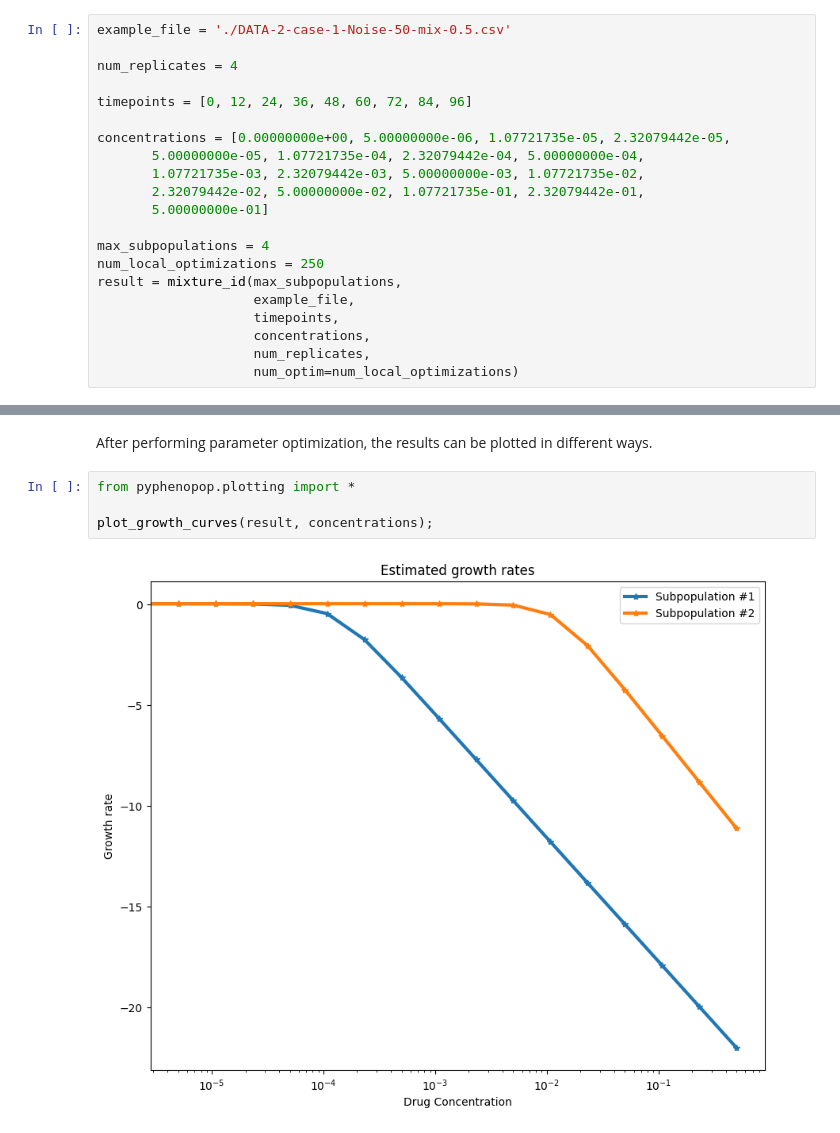
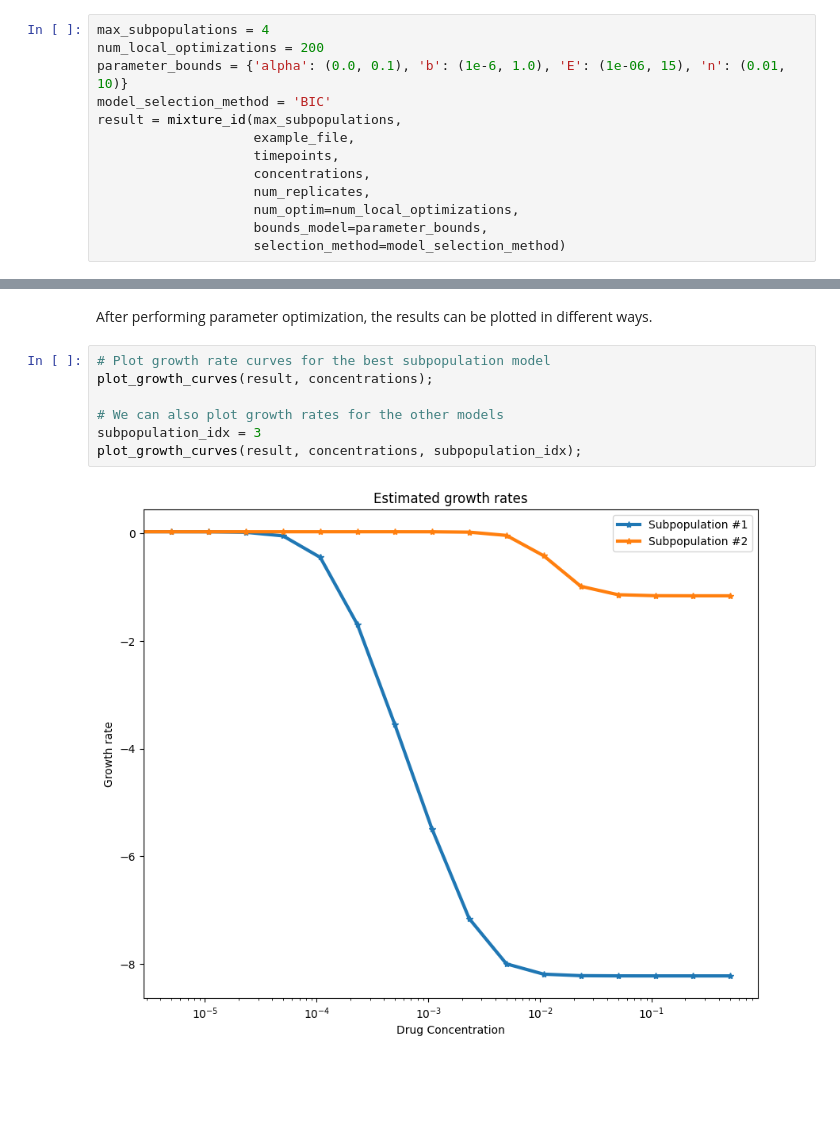
Before and after one commit to ocbe-uio/pyPhenoPop, a Jupyter notebook: examples/tutorial.ipynb, the cells around one changed output, grey strips where cells are left out. Drawn from its saved outputs; the diff is of its cells as text; blank space fills up the shorter version.

Commit message:
Adapt notebook. Closes #6 (#12)
* added new plotting routines to tutorial

* indentation

* rename

* updated tutorial

* adapted tutorial

Co-authored-by: leonargs <leonargs@uio.no>

```diff
--- a/examples/tutorial.ipynb
+++ b/examples/tutorial.ipynb
@@ -20,22 +45,14 @@ Here we use simulated data from [Köhn-Luque et al.](https://www.biorxiv.org/con
 # %%
-example_file = './DATA-2-case-1-Noise-50-mix-0.5.csv'
-
-num_replicates = 4
-
-timepoints = [0, 12, 24, 36, 48, 60, 72, 84, 96]
-
-concentrations = [0.00000000e+00, 5.00000000e-06, 1.07721735e-05, 2.32079442e-05,
-       5.00000000e-05, 1.07721735e-04, 2.32079442e-04, 5.00000000e-04,
-       1.07721735e-03, 2.32079442e-03, 5.00000000e-03, 1.07721735e-02,
-       2.32079442e-02, 5.00000000e-02, 1.07721735e-01, 2.32079442e-01,
-       5.00000000e-01]
-
 max_subpopulations = 4
-num_local_optimizations = 250
+num_local_optimizations = 200
+parameter_bounds = {'alpha': (0.0, 0.1), 'b': (1e-6, 1.0), 'E': (1e-06, 15), 'n': (0.01, 10)}
+model_selection_method = 'BIC'
 result = mixture_id(max_subpopulations,
                     example_file,
                     timepoints,
                     concentrations,
                     num_replicates,
-                    num_optim=num_local_optimizations)
+                    num_optim=num_local_optimizations,
+                    bounds_model=parameter_bounds,
+                    selection_method=model_selection_method)
 # %% [output]
@@ -76,8 +99,11 @@ Summary:
 # %% [markdown]
 After performing parameter optimization, the results can be plotted in different ways.
 # %%
-from pyphenopop.plotting import *
+# Plot growth rate curves for the best subpopulation model
+plot_growth_curves(result, concentrations);
 
-plot_growth_curves(result, concentrations);
+# We can also plot growth rates for the other models
+subpopulation_idx = 3
+plot_growth_curves(result, concentrations, subpopulation_idx);
 # %% [output]
-[figure, old version]
+[figure, new version]
```
Also changed, not shown: parts of 10 cells of this notebook, 1 other file.
